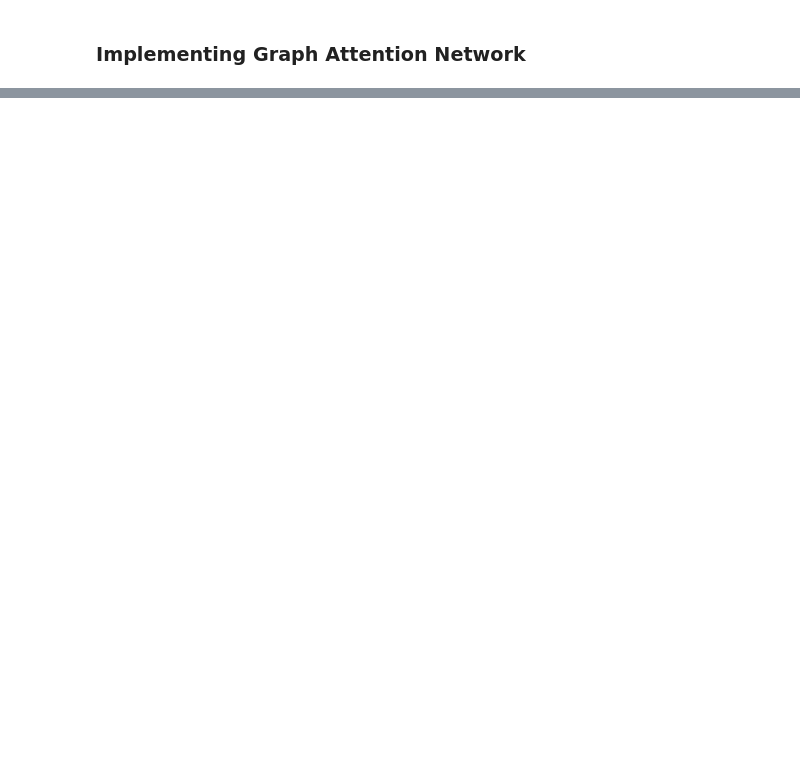
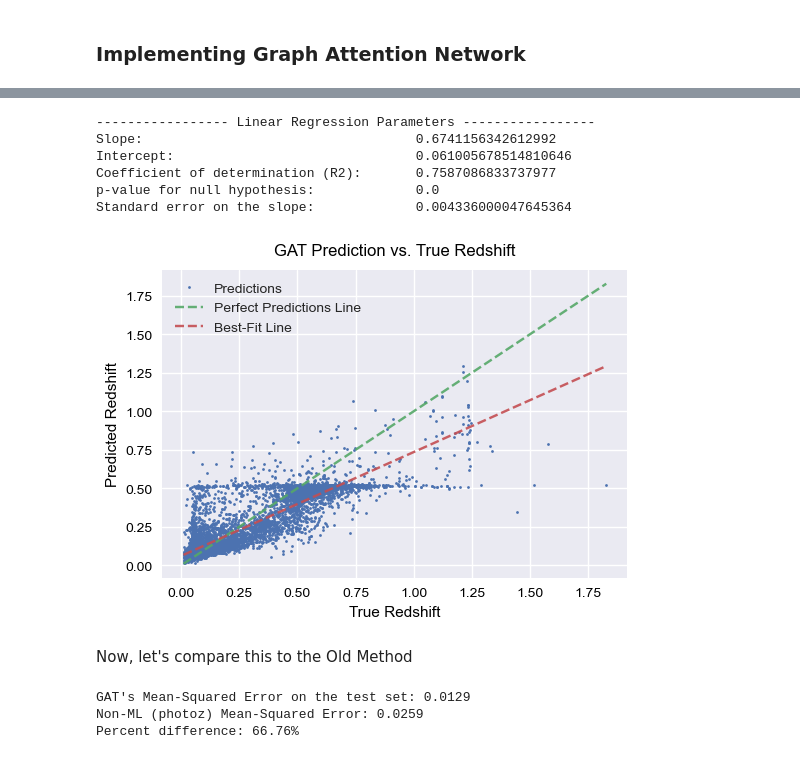
Before and after one commit to baron-de-montblanc/PHYS2550-Final-Project, a Jupyter notebook: workbook_GAT.ipynb, the cells around one changed output, grey strips where cells are left out. Saved outputs shown, nothing was run; the diff lists cells and outputs as text; code cells hidden in the pictures; blank space fills up the shorter version.

```diff
--- a/workbook_GAT.ipynb
+++ b/workbook_GAT.ipynb
@@ -96,0 +124,20 @@ RuntimeError: mat1 and mat2 shapes cannot be multiplied (224x1 and 7x32)
+# %%
+from model import get_predictions
+from visualize import visualize_predictions
+
+test_labels, test_preds = get_predictions(test_set, gat_model, device=device, model_type='gat')
+
+visualize_predictions(test_labels, test_preds, "GAT",
+                      #savepath="./gat_preds.png",
+                      #transparent=True,
+                      )
+# %% [output]
+----------------- Linear Regression Parameters -----------------
+Slope:                                   0.6741156342612992
+Intercept:                               0.061005678514810646
+Coefficient of determination (R2):       0.7587086833737977
+p-value for null hypothesis:             0.0
+Standard error on the slope:             0.004336000047645364
+[figure, added]
+# %% [markdown]
+Now, let's compare this to the Old Method
@@ -96,0 +146,14 @@ RuntimeError: mat1 and mat2 shapes cannot be multiplied (224x1 and 7x32)
+# %%
+print(f"GAT's Mean-Squared Error on the test set: {test_loss:.4f}")
+
+old_method_mse = mean_squared_error(true_z.flatten(), old_z.flatten())
+
+print(f"Non-ML (photoz) Mean-Squared Error:", round(old_method_mse,4))
+
+percent_diff = np.abs(test_loss-old_method_mse)/(0.5*(test_loss+old_method_mse))*100
+
+print(f"Percent difference: {round(percent_diff,2)}%")
+# %% [output]
+GAT's Mean-Squared Error on the test set: 0.0129
+Non-ML (photoz) Mean-Squared Error: 0.0259
+Percent difference: 66.76%
```
Also changed, not shown: parts of 6 cells of this notebook, 5 other files.
